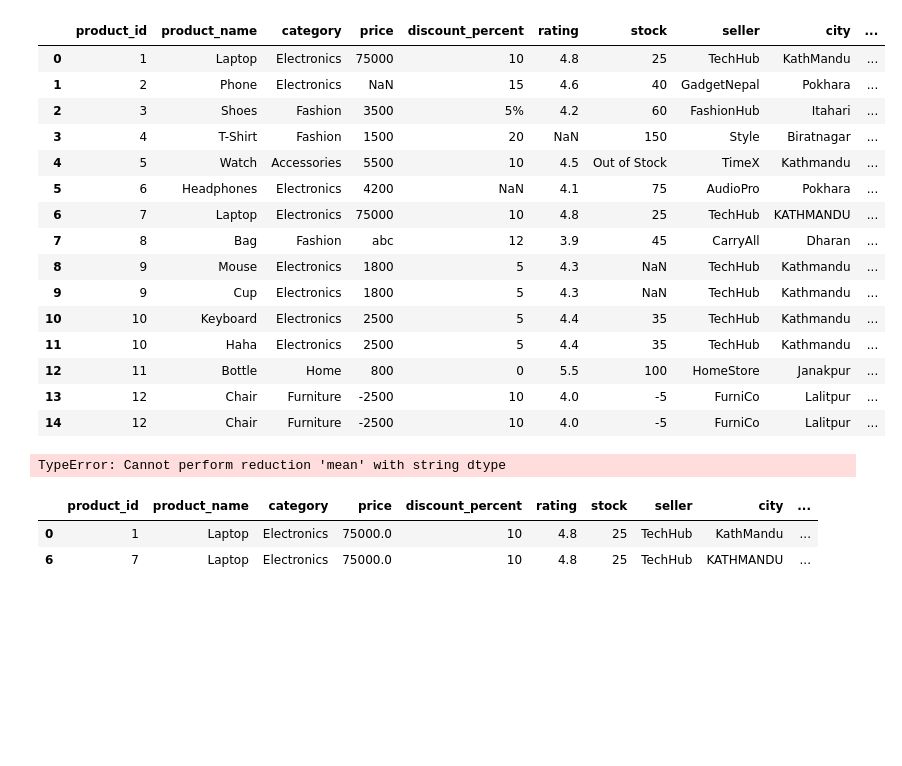
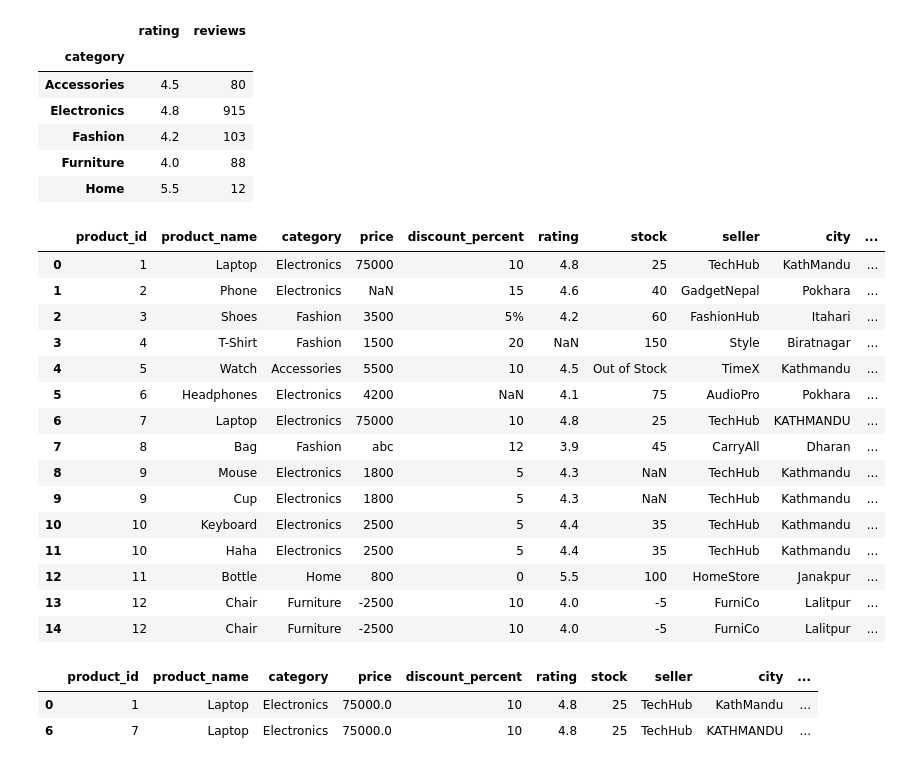
Before and after one commit to maheshbasnet089/AI-UDAAN-SERIES, a Jupyter notebook: outliers.ipynb, the cells around one changed output. Drawn from its saved outputs; the diff is of its cells as text; code cells hidden in the pictures; blank space fills up the shorter version.

```diff
--- a/outliers.ipynb
+++ b/outliers.ipynb
@@ -2,27 +2,57 @@
 import pandas as pd
 # %%
 dd = pd.read_csv("datasets/bad_daraz_dataset (1).csv")
-dd
+# for category,data in dd.groupby("category"):
+#     # print(category)
+#     # print("Rows", len(data))
+#     print(data)
+
+# electronics = dd.groupby("category").get_group("Electronics")
+# electronics
+
+# fashion = dd.groupby("category").get_group("Fashion")
+# fashion
+
+# for city,data in dd.groupby("city"):
+#     print(data)
+
+# itahari = dd.groupby("city").get_group("Kathmandu")
+# itahari
+# dd.groupby("category")["price"].min()
+# dd.groupby("category")["price"].agg(["max","min","count"])
+# dd.groupby("category")["rating"].min()
+dd.groupby("category").agg({
+
+    "rating" : "max",
+    "reviews" : "sum"
+})
 # %% [output]
-|  | product_id | product_name | category | price | discount_percent | rating | stock | seller | city | ... |
-| 0 | 1 | Laptop | Electronics | 75000 | 10 | 4.8 | 25 | TechHub | KathMandu | ... |
-| 1 | 2 | Phone | Electronics | NaN | 15 | 4.6 | 40 | GadgetNepal | Pokhara | ... |
-| 2 | 3 | Shoes | Fashion | 3500 | 5% | 4.2 | 60 | FashionHub | Itahari | ... |
-| 3 | 4 | T-Shirt | Fashion | 1500 | 20 | NaN | 150 | Style | Biratnagar | ... |
-| 4 | 5 | Watch | Accessories | 5500 | 10 | 4.5 | Out of Stock | TimeX | Kathmandu | ... |
-| 5 | 6 | Headphones | Electronics | 4200 | NaN | 4.1 | 75 | AudioPro | Pokhara | ... |
-| 6 | 7 | Laptop | Electronics | 75000 | 10 | 4.8 | 25 | TechHub | KATHMANDU | ... |
-| 7 | 8 | Bag | Fashion | abc | 12 | 3.9 | 45 | CarryAll | Dharan | ... |
-| 8 | 9 | Mouse | Electronics | 1800 | 5 | 4.3 | NaN | TechHub | Kathmandu | ... |
-| 9 | 9 | Cup | Electronics | 1800 | 5 | 4.3 | NaN | TechHub | Kathmandu | ... |
-| 10 | 10 | Keyboard | Electronics | 2500 | 5 | 4.4 | 35 | TechHub | Kathmandu | ... |
-| 11 | 10 | Haha | Electronics | 2500 | 5 | 4.4 | 35 | TechHub | Kathmandu | ... |
-| 12 | 11 | Bottle | Home | 800 | 0 | 5.5 | 100 | HomeStore | Janakpur | ... |
-| 13 | 12 | Chair | Furniture | -2500 | 10 | 4.0 | -5 | FurniCo | Lalitpur | ... |
-| 14 | 12 | Chair | Furniture | -2500 | 10 | 4.0 | -5 | FurniCo | Lalitpur | ... |
+|  | rating | reviews |
+| category |  |  |
+| Accessories | 4.5 | 80 |
+| Electronics | 4.8 | 915 |
+| Fashion | 4.2 | 103 |
+| Furniture | 4.0 | 88 |
+| Home | 5.5 | 12 |
 # %%
+dd
 # %% [output]
-TypeError: Cannot perform reduction 'mean' with string dtype
+|  | product_id | product_name | category | price | discount_percent | rating | stock | seller | city | ... |
+| 0 | 1 | Laptop | Electronics | 75000 | 10 | 4.8 | 25 | TechHub | KathMandu | ... |
+| 1 | 2 | Phone | Electronics | NaN | 15 | 4.6 | 40 | GadgetNepal | Pokhara | ... |
+| 2 | 3 | Shoes | Fashion | 3500 | 5% | 4.2 | 60 | FashionHub | Itahari | ... |
+| 3 | 4 | T-Shirt | Fashion | 1500 | 20 | NaN | 150 | Style | Biratnagar | ... |
+| 4 | 5 | Watch | Accessories | 5500 | 10 | 4.5 | Out of Stock | TimeX | Kathmandu | ... |
+| 5 | 6 | Headphones | Electronics | 4200 | NaN | 4.1 | 75 | AudioPro | Pokhara | ... |
+| 6 | 7 | Laptop | Electronics | 75000 | 10 | 4.8 | 25 | TechHub | KATHMANDU | ... |
+| 7 | 8 | Bag | Fashion | abc | 12 | 3.9 | 45 | CarryAll | Dharan | ... |
+| 8 | 9 | Mouse | Electronics | 1800 | 5 | 4.3 | NaN | TechHub | Kathmandu | ... |
+| 9 | 9 | Cup | Electronics | 1800 | 5 | 4.3 | NaN | TechHub | Kathmandu | ... |
+| 10 | 10 | Keyboard | Electronics | 2500 | 5 | 4.4 | 35 | TechHub | Kathmandu | ... |
+| 11 | 10 | Haha | Electronics | 2500 | 5 | 4.4 | 35 | TechHub | Kathmandu | ... |
+| 12 | 11 | Bottle | Home | 800 | 0 | 5.5 | 100 | HomeStore | Janakpur | ... |
+| 13 | 12 | Chair | Furniture | -2500 | 10 | 4.0 | -5 | FurniCo | Lalitpur | ... |
+| 14 | 12 | Chair | Furniture | -2500 | 10 | 4.0 | -5 | FurniCo | Lalitpur | ... |
 # %%
 dd["price"] = pd.to_numeric(dd["price"],errors="coerce")
 
```
Also changed, not shown: 1 other file.
